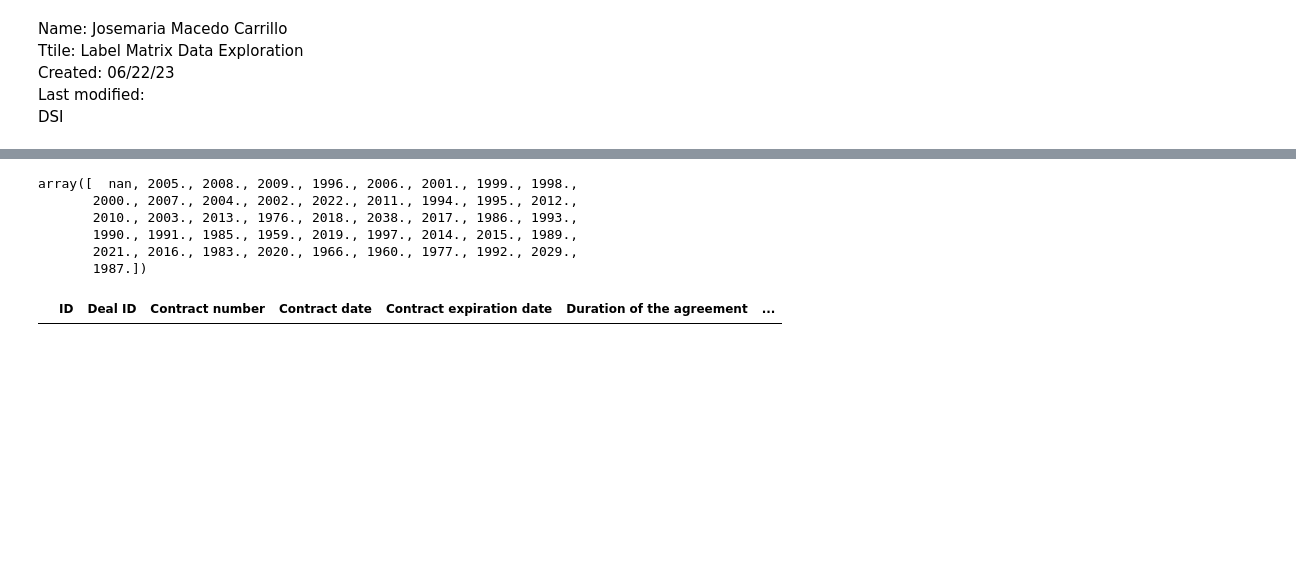
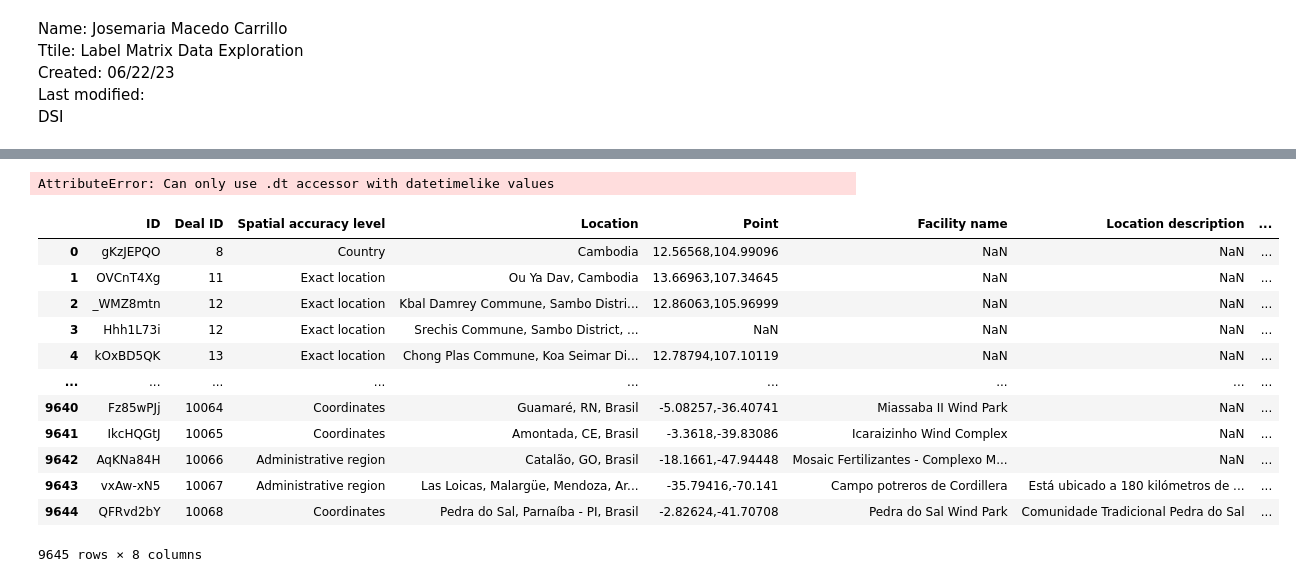
Before and after one commit to uchicago-dsi/oakland-institute-ukraine, a Jupyter notebook: visualizations/label_matrix.ipynb, the cells around one changed output, grey strips where cells are left out. Cells and saved outputs as stored; diff of their text form; code cells hidden in the pictures; blank space fills up the shorter version.

```diff
--- a/visualizations/label_matrix.ipynb
+++ b/visualizations/label_matrix.ipynb
@@ -57,32 +70,53 @@ Number of administrative regions: 6543
-# %%
-# Data time period from 2004 to 2022
-contracts_c = contracts.copy()
-contracts_c.loc[:, "year"] = contracts_c.loc[:, "Contract date"].dt.year
-
-contracts_c.loc[:, "year"].unique()
-# %% [output]
-array([  nan, 2005., 2008., 2009., 1996., 2006., 2001., 1999., 1998.,
-       2000., 2007., 2004., 2002., 2022., 2011., 1994., 1995., 2012.,
-       2010., 2003., 2013., 1976., 2018., 2038., 2017., 1986., 1993.,
-       1990., 1991., 1985., 1959., 2019., 1997., 2014., 2015., 1989.,
-       2021., 2016., 1983., 2020., 1966., 1960., 1977., 1992., 2029.,
-       1987.])
+# %%
+# Data time period from 1959 to 2038 supposedly but I bet it's wrong
+contracts_c = contracts.copy()
+
+# Change the date for contracts that have incomplete date to complete ficticious date so we can convert the column to date format
+contracts_c.loc[:, "len_date"] = contracts_c.loc[:, "Contract date"].str.len()
+contracts_c.loc[contracts_c.loc[:, "len_date"] == 4, "Contract date"] += "-01-01"
+contracts_c.loc[contracts_c.loc[:, "len_date"] == 7, "Contract date"] += "-01"
+
+# Check later why "Contract date" is not formatted to date format. I also tried parsing the dates when importing the DF and it didn't work
+contracts_c.loc[:, "Contract date"] = pd.to_datetime(contracts_c.loc[:, "Contract date"], format='%Y-%m-%d', errors="coerce")
+
+
+
+contracts_c.loc[:, "year"] = contracts_c.loc[:, "Contract date"].dt.year
+
+print("Min year: ", contracts_c.loc[:, "year"].min(skipna=True))
+print("Max year: ", contracts_c.loc[:, "year"].max(skipna=True))
+# %% [output]
+AttributeError: Can only use .dt accessor with datetimelike values
 # %%
 # Check if Astarta has any land bought from 2004 to 2022
 deals_c = deals.copy()
 deals_c.loc[:, "name_low"] = deals_c.loc[:, "Operating company: Name"].str.lower()
 deals_c.loc[:, "parent_low"] = deals_c.loc[:, "Top parent companies"].str.lower()
 
 # There's no mention of Astarta as a parent company but there's one match
 # for deal ID 1037 as an operating company
 deals_c.loc[deals_c.loc[:, "parent_low"].str.contains("astarta", na = False)]
 deals_c = deals_c.loc[deals_c.loc[:, "name_low"].str.contains("astarta")]
 
 # For some reason there's no info on that deal in the contracts csv so we can
 # get the date of the deal
 deals_c.merge(contracts, on="Deal ID")
 
 # Not even if we filter the contracts dataset with the corresponding deal id
 contracts.loc[contracts.loc[:, "Deal ID"] == 1037]
+
+locations
 # %% [output]
-|  | ID | Deal ID | Contract number | Contract date | Contract expiration date | Duration of the agreement | ... |
+|  | ID | Deal ID | Spatial accuracy level | Location | Point | Facility name | Location description | ... |
+| 0 | gKzJEPQO | 8 | Country | Cambodia | 12.56568,104.99096 | NaN | NaN | ... |
+| 1 | OVCnT4Xg | 11 | Exact location | Ou Ya Dav, Cambodia | 13.66963,107.34645 | NaN | NaN | ... |
+| 2 | _WMZ8mtn | 12 | Exact location | Kbal Damrey Commune, Sambo Distri... | 12.86063,105.96999 | NaN | NaN | ... |
+| 3 | Hhh1L73i | 12 | Exact location | Srechis Commune, Sambo District, ... | NaN | NaN | NaN | ... |
+| 4 | kOxBD5QK | 13 | Exact location | Chong Plas Commune, Koa Seimar Di... | 12.78794,107.10119 | NaN | NaN | ... |
+| ... | ... | ... | ... | ... | ... | ... | ... | ... |
+| 9640 | Fz85wPJj | 10064 | Coordinates | Guamaré, RN, Brasil | -5.08257,-36.40741 | Miassaba II Wind Park | NaN | ... |
+| 9641 | IkcHQGtJ | 10065 | Coordinates | Amontada, CE, Brasil | -3.3618,-39.83086 | Icaraizinho Wind Complex | NaN | ... |
+| 9642 | AqKNa84H | 10066 | Administrative region | Catalão, GO, Brasil | -18.1661,-47.94448 | Mosaic Fertilizantes - Complexo M... | NaN | ... |
+| 9643 | vxAw-xN5 | 10067 | Administrative region | Las Loicas, Malargüe, Mendoza, Ar... | -35.79416,-70.141 | Campo potreros de Cordillera | Está ubicado a 180 kilómetros de ... | ... |
+| 9644 | QFRvd2bY | 10068 | Coordinates | Pedra do Sal, Parnaíba - PI, Brasil | -2.82624,-41.70708 | Pedra do Sal Wind Park | Comunidade Tradicional Pedra do Sal | ... |
+9645 rows × 8 columns
```
Also changed, not shown: parts of 3 cells of this notebook.
